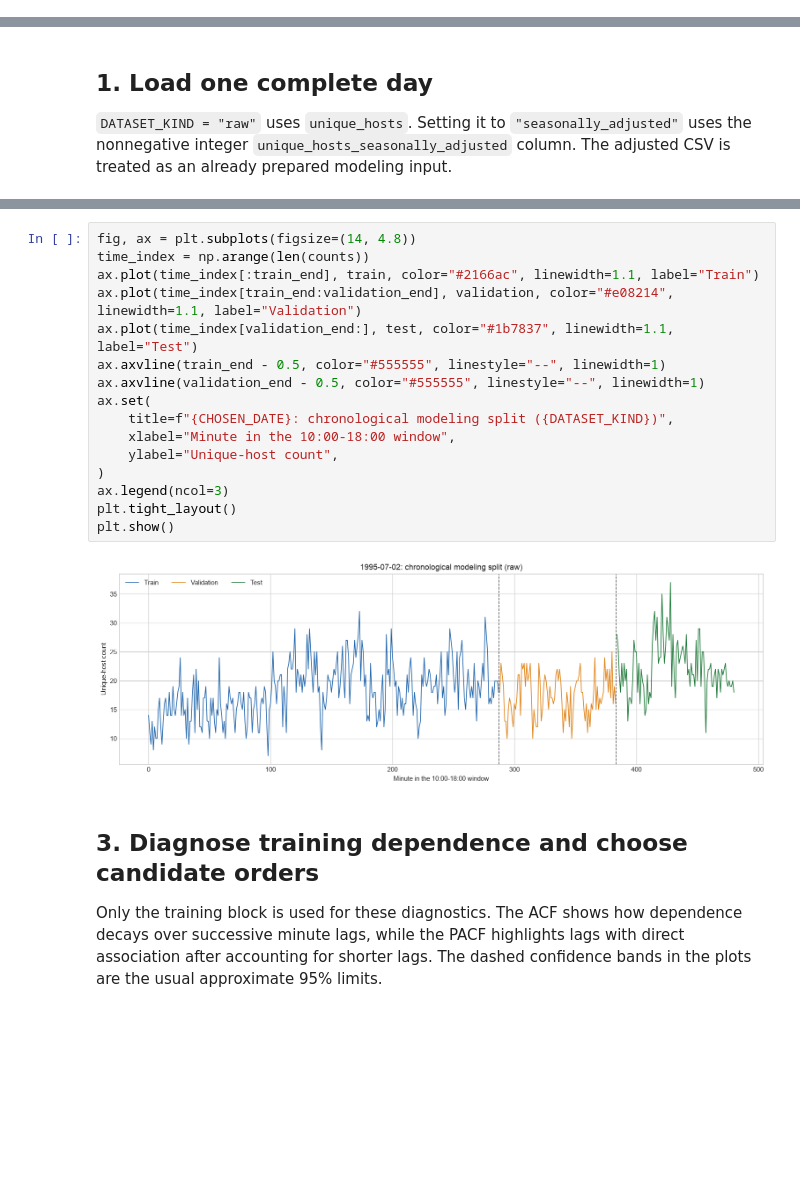
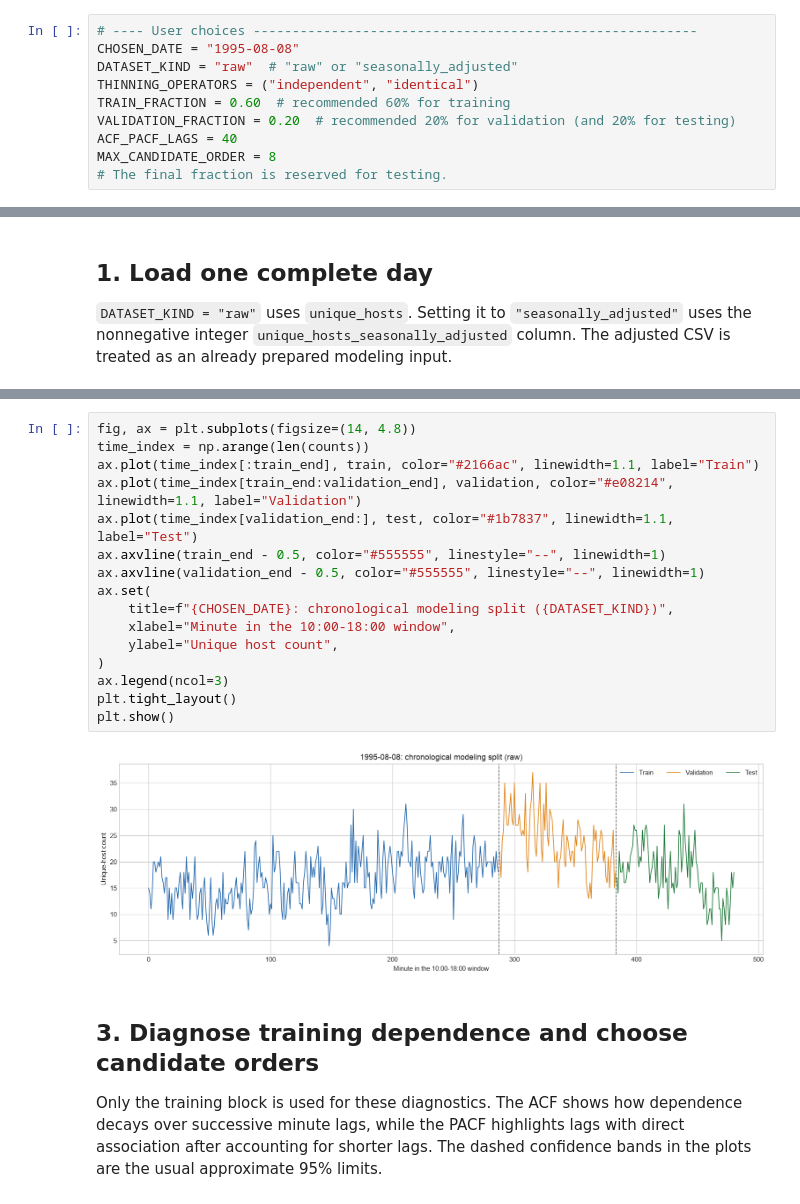
Before and after one commit to andjadenic/poisson_cinar_nasa_dataset, a Jupyter notebook: NASA_CINAR_model_selection.ipynb, the cells around one changed output, grey strips where cells are left out. Drawn from its saved outputs; the diff is of its cells as text; blank space fills up the shorter version.

```diff
--- a/NASA_CINAR_model_selection.ipynb
+++ b/NASA_CINAR_model_selection.ipynb
@@ -54,0 +66,10 @@ Thinning operators: ('independent', 'identical')
+# %%
+# ---- User choices ---------------------------------------------------------
+CHOSEN_DATE = "1995-08-08"
+DATASET_KIND = "raw"  # "raw" or "seasonally_adjusted"
+THINNING_OPERATORS = ("independent", "identical")
+TRAIN_FRACTION = 0.60  # recommended 60% for training
+VALIDATION_FRACTION = 0.20  # recommended 20% for validation (and 20% for testing)
+ACF_PACF_LAGS = 40
+MAX_CANDIDATE_ORDER = 8
+# The final fraction is reserved for testing.
@@ -128,21 +159,21 @@ split_summary
 # %%
 fig, ax = plt.subplots(figsize=(14, 4.8))
 time_index = np.arange(len(counts))
 ax.plot(time_index[:train_end], train, color="#2166ac", linewidth=1.1, label="Train")
 ax.plot(time_index[train_end:validation_end], validation, color="#e08214", linewidth=1.1, label="Validation")
 ax.plot(time_index[validation_end:], test, color="#1b7837", linewidth=1.1, label="Test")
 ax.axvline(train_end - 0.5, color="#555555", linestyle="--", linewidth=1)
 ax.axvline(validation_end - 0.5, color="#555555", linestyle="--", linewidth=1)
 ax.set(
     title=f"{CHOSEN_DATE}: chronological modeling split ({DATASET_KIND})",
     xlabel="Minute in the 10:00-18:00 window",
-    ylabel="Unique-host count",
+    ylabel="Unique host count",
 )
 ax.legend(ncol=3)
 plt.tight_layout()
 plt.show()
 # %% [output]
-[figure, old version]
+[figure, new version]
 # %% [markdown]
 ## 3. Diagnose training dependence and choose candidate orders
 
```
Also changed, not shown: parts of 19 cells of this notebook, 2 other files.
